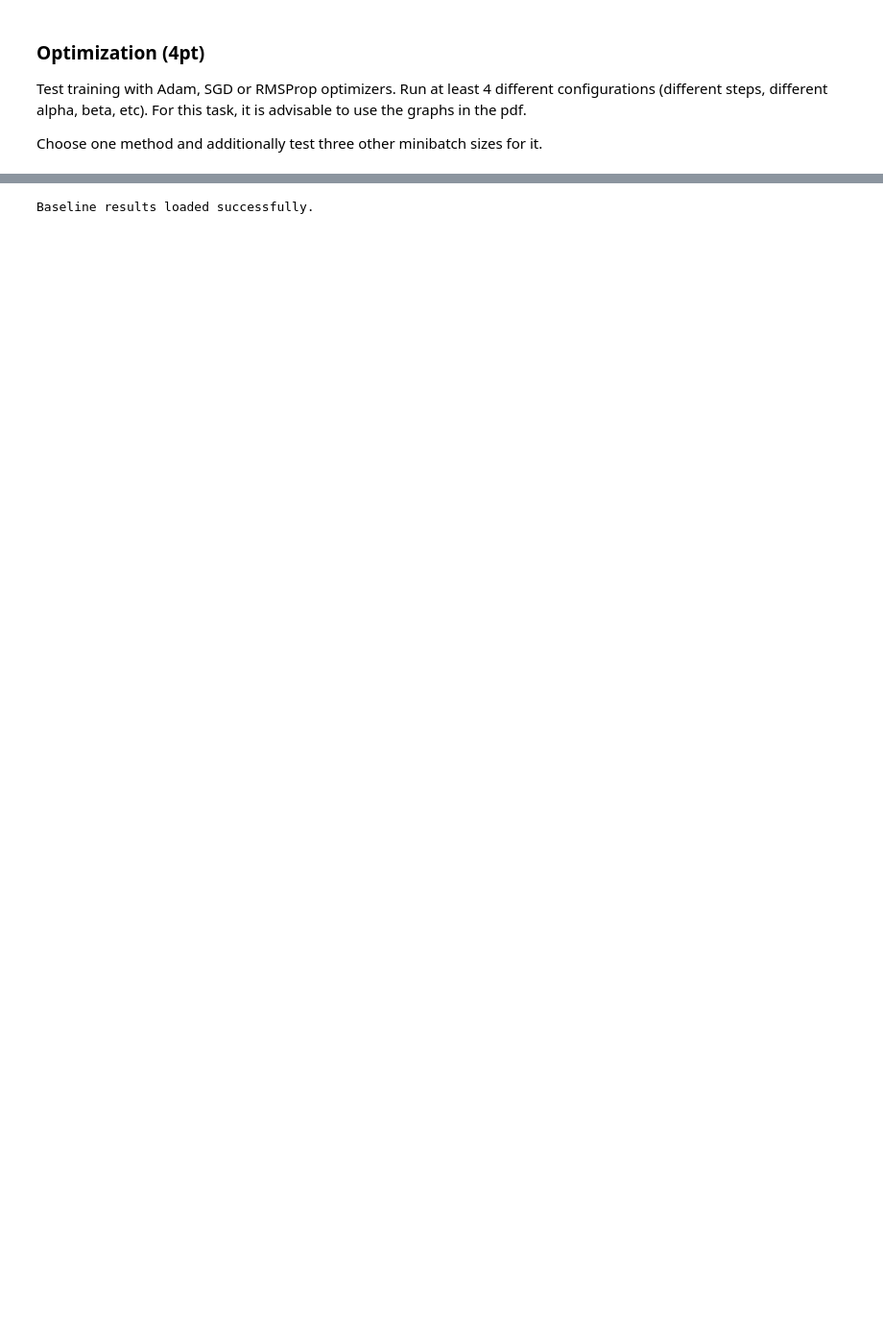
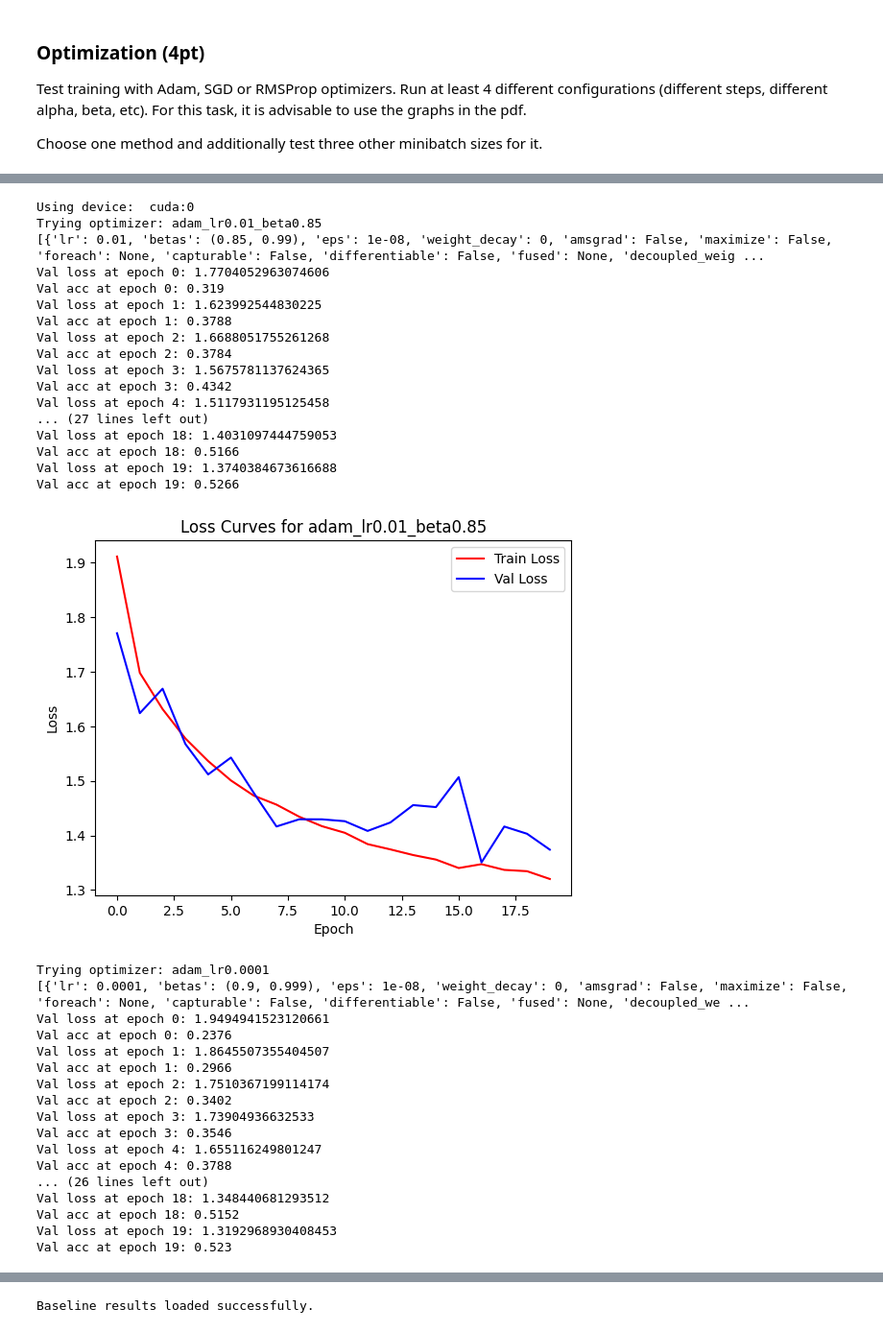
Before and after one commit to tomasbelak24/deeplearning-vision, a Jupyter notebook: hw1/optimizers.ipynb, the cells around one changed output, grey strips where cells are left out. Shown: that part at 96% size. Drawn from its saved outputs; the diff is of its cells as text; code cells hidden in the pictures; blank space fills up the shorter version.

```diff
--- a/hw1/optimizers.ipynb
+++ b/hw1/optimizers.ipynb
@@ -130,11 +130,11 @@ def one_epoch(model, loss, optimizer, dataloader_train, dataloader_val, verbose=
 # %%
 from torch.optim import Adam, SGD, RMSprop
 
-configs = [ {'name': 'adam_lr0.01_beta0.85','optimizer': lambda: Adam(lr=0.01, betas=(0.85, 0.99))},
-            {'name': 'adam_lr0.0001','optimizer': lambda: Adam(lr=0.0001)},
-            {'name': 'SGD_lr0.01', 'optimizer': lambda: SGD(lr=0.01, m=0.9)},
-            {'name': 'SGD_lr0.1', 'optimizer': lambda: SGD(lr=0.1, m=0.9)},
-            {'name': 'RMSprop', 'optimizer': lambda: RMSprop()}
+configs = [ {'name': 'adam_lr0.01_beta0.85','optimizer': lambda: Adam(model.parameters(), lr=0.01, betas=(0.85, 0.99))},
+            {'name': 'adam_lr0.0001','optimizer': lambda: Adam(model.parameters(), lr=0.0001)},
+            {'name': 'SGD_lr0.01', 'optimizer': lambda: SGD(model.parameters(), lr=0.01, momentum=0.9)},
+            {'name': 'SGD_lr0.1', 'optimizer': lambda: SGD(model.parameters(), lr=0.1, momentum=0.9)},
+            {'name': 'RMSprop', 'optimizer': lambda: RMSprop(model.parameters())}
           ]
 
 ### TODO: dokoncit config setup
@@ -159,30 +159,67 @@ for config in configs:
     model.to(device)
     model_inference.to(device)
 
     optimizer = config['optimizer']()
+    print(optimizer.state_dict()['param_groups'])
 
     epoch_train_losses = []
     epoch_val_losses = []
     epoch_val_accs = []
 
     for e in range(20):
         train_loss, val_loss, val_acc = one_epoch(model, ce_loss, optimizer, dataloader_train, dataloader_val, False)
 
         print(f"Val loss at epoch {e}: {val_loss}")
         print(f"Val acc at epoch {e}: {val_acc}")
 
         epoch_train_losses.append(train_loss)
         epoch_val_losses.append(val_loss)
         epoch_val_accs.append(val_acc)
 
     losses[config['name']][0].append(epoch_train_losses)
     losses[config['name']][1].append(epoch_val_losses)
     accuracies[config['name']].append(epoch_val_accs)
 
     plt.plot(epoch_train_losses, c='r', label='Train Loss')
     plt.plot(epoch_val_losses, c='b', label='Val Loss')
     plt.title(f"Loss Curves for {config['name']}")
     plt.xlabel('Epoch')
     plt.ylabel('Loss')
     plt.legend()
     plt.show()
+# %% [output]
+Using device:  cuda:0
+Trying optimizer: adam_lr0.01_beta0.85
+[{'lr': 0.01, 'betas': (0.85, 0.99), 'eps': 1e-08, 'weight_decay': 0, 'amsgrad': False, 'maximize': False, 'foreach': None, 'capturable': False, 'differentiable': False, 'fused': None, 'decoupled_weig ...
+Val loss at epoch 0: 1.7704052963074606
+Val acc at epoch 0: 0.319
+Val loss at epoch 1: 1.623992544830225
+Val acc at epoch 1: 0.3788
+Val loss at epoch 2: 1.6688051755261268
+Val acc at epoch 2: 0.3784
+Val loss at epoch 3: 1.5675781137624365
+Val acc at epoch 3: 0.4342
+Val loss at epoch 4: 1.5117931195125458
+... (27 lines left out)
+Val loss at epoch 18: 1.4031097444759053
+Val acc at epoch 18: 0.5166
+Val loss at epoch 19: 1.3740384673616688
+Val acc at epoch 19: 0.5266
+[figure, added]
+Trying optimizer: adam_lr0.0001
+[{'lr': 0.0001, 'betas': (0.9, 0.999), 'eps': 1e-08, 'weight_decay': 0, 'amsgrad': False, 'maximize': False, 'foreach': None, 'capturable': False, 'differentiable': False, 'fused': None, 'decoupled_we ...
+Val loss at epoch 0: 1.9494941523120661
+Val acc at epoch 0: 0.2376
+Val loss at epoch 1: 1.8645507355404507
+Val acc at epoch 1: 0.2966
+Val loss at epoch 2: 1.7510367199114174
+Val acc at epoch 2: 0.3402
+Val loss at epoch 3: 1.73904936632533
+Val acc at epoch 3: 0.3546
+Val loss at epoch 4: 1.655116249801247
+Val acc at epoch 4: 0.3788
+... (26 lines left out)
+Val loss at epoch 18: 1.348440681293512
+Val acc at epoch 18: 0.5152
+Val loss at epoch 19: 1.3192968930408453
+Val acc at epoch 19: 0.523
```
Also changed, not shown: parts of 11 cells of this notebook.
